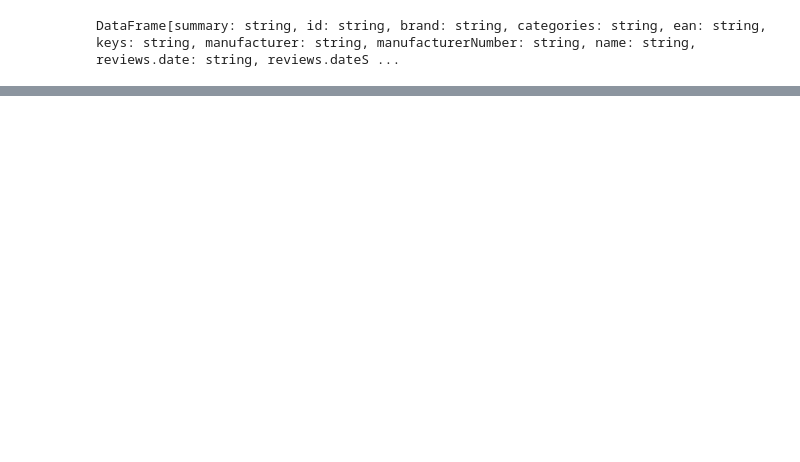
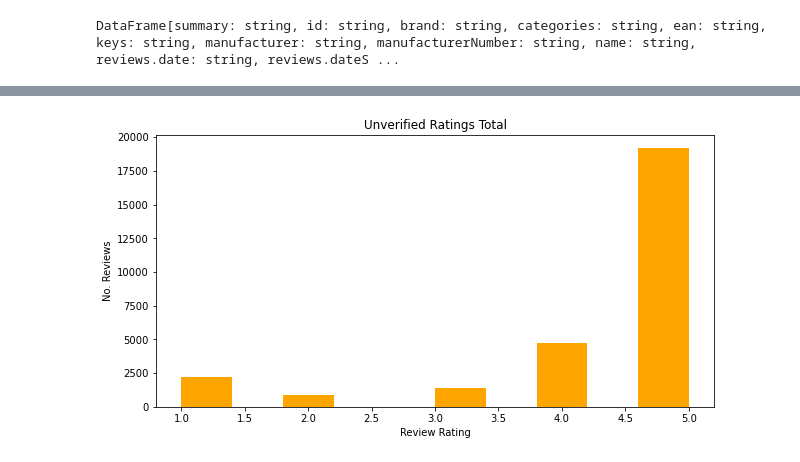
Before and after one commit to shigos/Social-Proof-Analysis-, a Jupyter notebook: notebook/win-note.ipynb, the cells around one changed output, grey strips where cells are left out. Drawn from its saved outputs; the diff is of its cells as text; code cells hidden in the pictures; blank space fills up the shorter version.

```diff
--- a/notebook/win-note.ipynb
+++ b/notebook/win-note.ipynb
@@ -54,2 +129,4 @@ null = pandas_df[pandas_df["reviewsdidPurchase"]== Null]
 # %%
-nverifieddf= pandas_df[pandas_df["reviewsdidPurchase"]== False]
+nverifieddf= pandas_df[pandas_df["didPurchase"]== False]
+len(nverifieddf)
+nverifieddf
@@ -86,0 +282,11 @@ ax.hist(pandas_df[''])
+# %%
+fig,ax = plt.subplots(figsize = (10,5))
+
+# ax.hist(verifieddf['reviewsrating'])
+ax.hist(nverifieddf['reviewsrating'],color = 'orange')
+plt.xlabel('Review Rating')
+plt.ylabel('No. Reviews')
+plt.title('Unverified Ratings Total')
+plt.show()
+# %% [output]
+[figure, added]
```
Also changed, not shown: parts of 45 cells of this notebook.
